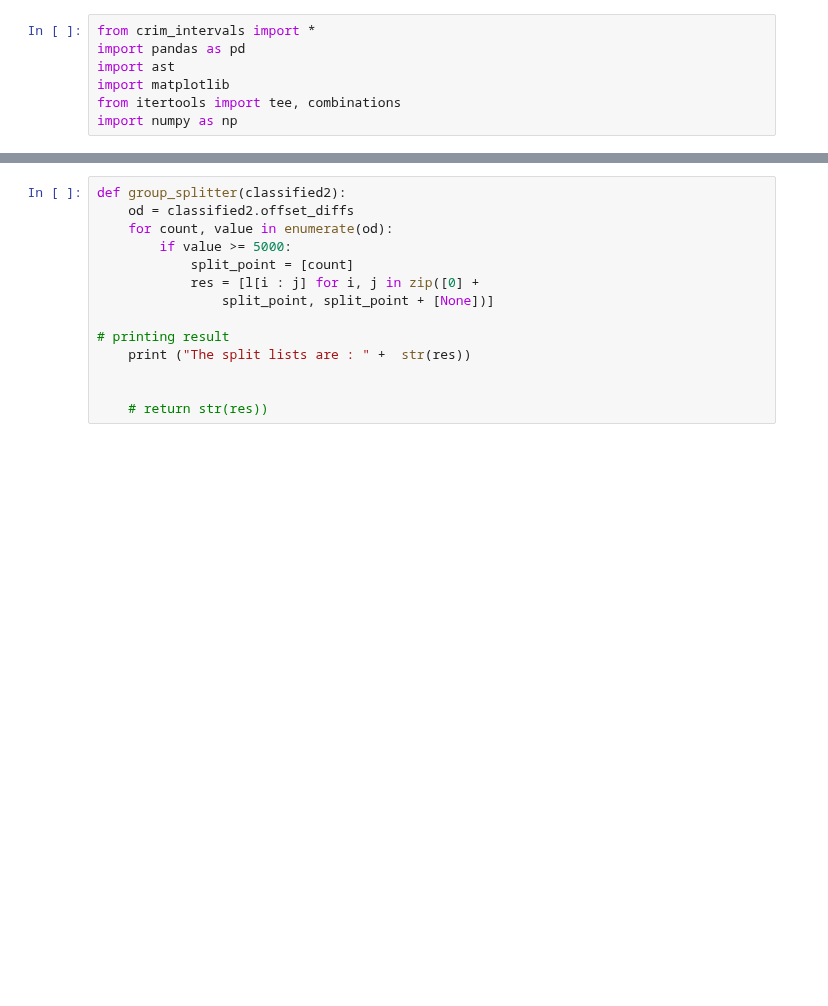
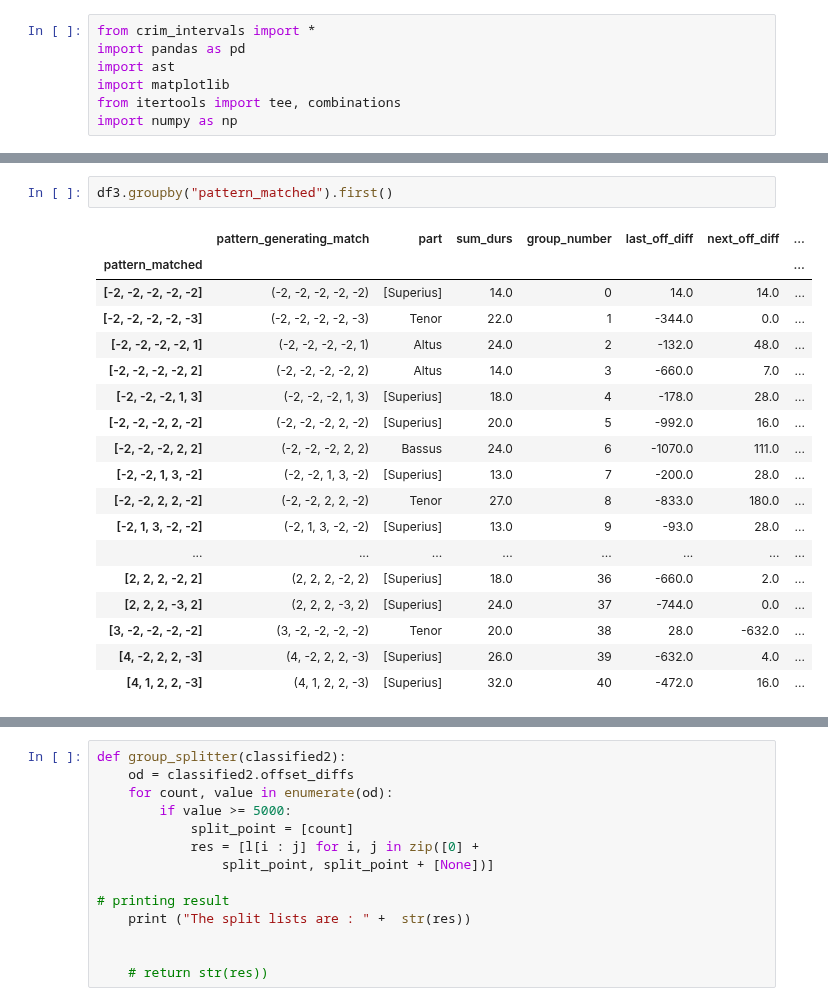
Before and after one commit to RichardFreedman/CRIM-notebooks, a Jupyter notebook: CRIM/CRIM_Group_Tests.ipynb, the cells around one changed output, grey strips where cells are left out. Cells and saved outputs as stored; diff of their text form; blank space fills up the shorter version.

```diff
--- a/CRIM/CRIM_Group_Tests.ipynb
+++ b/CRIM/CRIM_Group_Tests.ipynb
@@ -130,0 +192,21 @@ df2.head()
+# %%
+df3.groupby("pattern_matched").first()
+# %% [output]
+|  | pattern_generating_match | part | sum_durs | group_number | last_off_diff | next_off_diff | ... |
+| pattern_matched |  |  |  |  |  |  | ... |
+| [-2, -2, -2, -2, -2] | (-2, -2, -2, -2, -2) | [Superius] | 14.0 | 0 | 14.0 | 14.0 | ... |
+| [-2, -2, -2, -2, -3] | (-2, -2, -2, -2, -3) | Tenor | 22.0 | 1 | -344.0 | 0.0 | ... |
+| [-2, -2, -2, -2, 1] | (-2, -2, -2, -2, 1) | Altus | 24.0 | 2 | -132.0 | 48.0 | ... |
+| [-2, -2, -2, -2, 2] | (-2, -2, -2, -2, 2) | Altus | 14.0 | 3 | -660.0 | 7.0 | ... |
+| [-2, -2, -2, 1, 3] | (-2, -2, -2, 1, 3) | [Superius] | 18.0 | 4 | -178.0 | 28.0 | ... |
+| [-2, -2, -2, 2, -2] | (-2, -2, -2, 2, -2) | [Superius] | 20.0 | 5 | -992.0 | 16.0 | ... |
+| [-2, -2, -2, 2, 2] | (-2, -2, -2, 2, 2) | Bassus | 24.0 | 6 | -1070.0 | 111.0 | ... |
+| [-2, -2, 1, 3, -2] | (-2, -2, 1, 3, -2) | [Superius] | 13.0 | 7 | -200.0 | 28.0 | ... |
+| [-2, -2, 2, 2, -2] | (-2, -2, 2, 2, -2) | Tenor | 27.0 | 8 | -833.0 | 180.0 | ... |
+| [-2, 1, 3, -2, -2] | (-2, 1, 3, -2, -2) | [Superius] | 13.0 | 9 | -93.0 | 28.0 | ... |
+| ... | ... | ... | ... | ... | ... | ... | ... |
+| [2, 2, 2, -2, 2] | (2, 2, 2, -2, 2) | [Superius] | 18.0 | 36 | -660.0 | 2.0 | ... |
+| [2, 2, 2, -3, 2] | (2, 2, 2, -3, 2) | [Superius] | 24.0 | 37 | -744.0 | 0.0 | ... |
+| [3, -2, -2, -2, -2] | (3, -2, -2, -2, -2) | Tenor | 20.0 | 38 | 28.0 | -632.0 | ... |
+| [4, -2, 2, 2, -3] | (4, -2, 2, 2, -3) | [Superius] | 26.0 | 39 | -632.0 | 4.0 | ... |
+| [4, 1, 2, 2, -3] | (4, 1, 2, 2, -3) | [Superius] | 32.0 | 40 | -472.0 | 16.0 | ... |
```
Also changed, not shown: parts of 22 cells of this notebook, 2 other files.
